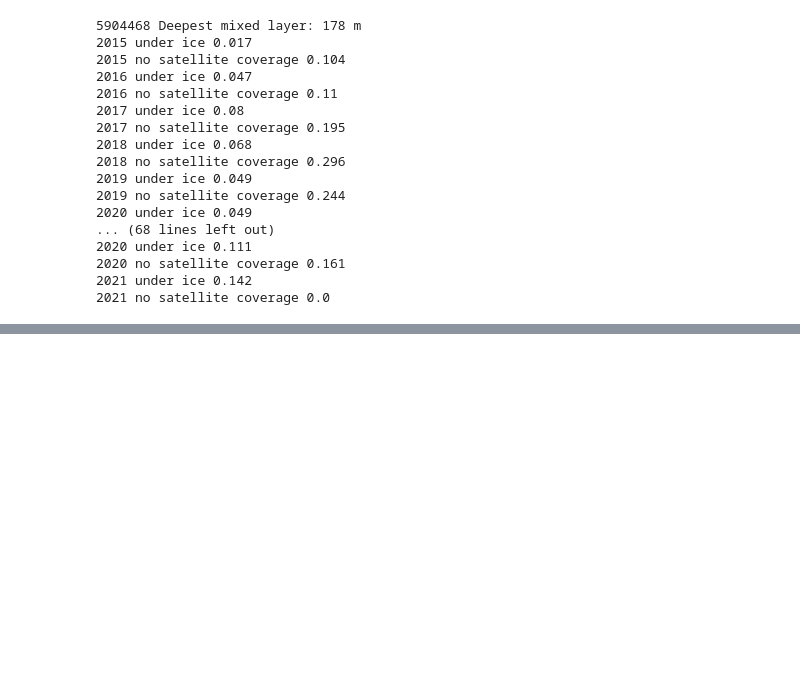
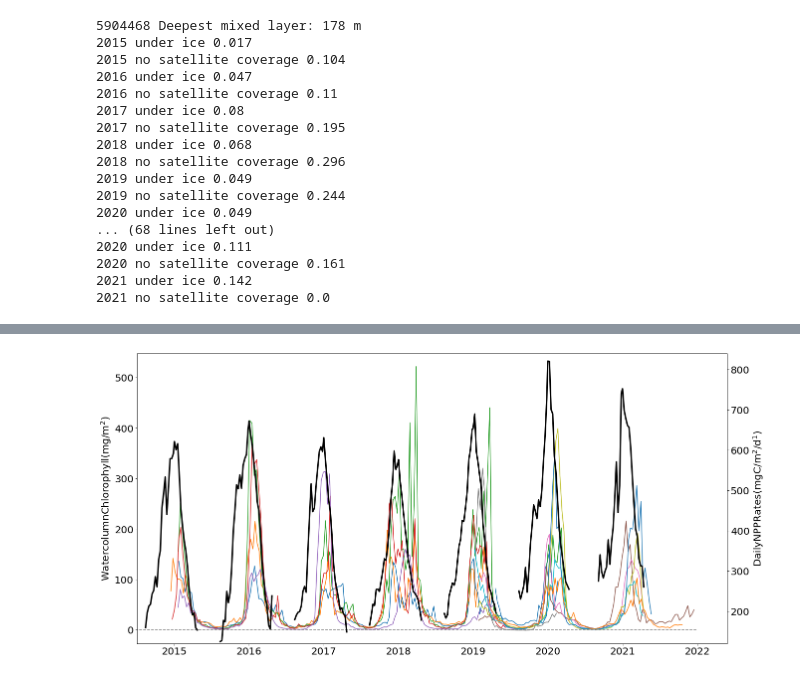
Before and after one commit to ClaraCDouglas/net_community_production, a Jupyter notebook: notebooks/FromBieito/UnderIceAnalysis.ipynb, the cells around one changed output, grey strips where cells are left out. Saved outputs shown, nothing was run; the diff lists cells and outputs as text; code cells hidden in the pictures; blank space fills up the shorter version.

Commit message:
Bringing in WG NPP timeseries and plotting against integrated Chl

```diff
--- a/notebooks/FromBieito/UnderIceAnalysis.ipynb
+++ b/notebooks/FromBieito/UnderIceAnalysis.ipynb
@@ -888,11 +839,12 @@ print(files)
 # %%
 #make structure for floats
 AllFloats = {}
-
+float_ID=[]
 for f_ix in range(0,len(files)):
     FLOAT = grids_one_buoy(files[f_ix],display_info = False, DO_ml_crit = 2.5, clear_short = True)
     AllFloats[FLOAT.gr["WMO_code"]] = {}
     AllFloats[FLOAT.gr["WMO_code"]]['dates_dt']=FLOAT.gr["date_dt"]
+    float_ID=np.append(float_ID,FLOAT.gr["WMO_code"])
     #upperlim=0
     #lowerlim=np.nanmax(FLOAT.gr["mld"])
     #print(FLOAT.gr["WMO_code"],"Deepest mixed layer: %1.0f m"%(lowerlim))
@@ -943,3 +895,12 @@ for f_ix in range(0,len(files)):
 2020 no satellite coverage 0.161
 2021 under ice 0.142
 2021 no satellite coverage 0.0
+# %%
+DailyNPP=pd.read_csv('../../data/processed/DailyNPP.csv',header='infer').values
+DailyNPP.shape
+#DailyNPP[np.isnan(DailyNPP)]=0
+
+DailyNPP_dates=pd.read_csv('../../data/processed/DailyNPP_timedec.csv',header=None).values
+DailyNPP_dates=np.array(DailyNPP_dates)
+#display(DailyNPP_dates)
+#print(range(len(DailyNPP_dates)))
@@ -945,0 +945,6 @@ for f_ix in range(0,len(files)):
+# %%
+decy=[]
+for i in range(len(FLOAT.gr["date_dt"])):
+        decy = np.append(decy,pyasl.decimalYear(FLOAT.gr["date_dt"][i]))
+fig2 = plt.figure(figsize = (20,8))
+ax1 = fig2.add_axes([0.07,0.35,0.47,0.27])
@@ -945,0 +964,64 @@ for f_ix in range(0,len(files)):
+# %%
+fig = plt.figure(figsize = (35,30))
+ax0 = fig.add_axes([0.07,0.65,0.47,0.27])
+len(AllFloats)
+no_sat_allyrsall=[]
+no_sat_all=[]
+prop_underice_allyrsall=[]
+prop_underice_all=[]
+for fi in range(0,12):
+    #print(fi)
+    float_=float_ID[fi]
+    date=AllFloats[float_]['dates_dt']
+    #print(date[0].year)
+    startyear=date[0].year
+    endyear=date[-1].year
+    decy=[]
+    for i in range(len(date)):
+        decy = np.append(decy,pyasl.decimalYear(date[i]))
+    #print(decy)
+    chl_plot=AllFloats[float_]['chl_intr200']
+    ax0.plot(decy,chl_plot)
+    prop_underice_allyrs=[]
+    no_sat_allyrs=[]
+    for yix in range(startyear,endyear+1,1):
+        no_sat_allyrs=np.append(no_sat_allyrs,AllFloats[float_][yix]["Prop_nosat"])
+        prop_underice_allyrs=np.append(prop_underice_allyrs,AllFloats[float_][yix]["Prop_underice"])
+
+        no_sat_allyrsall=np.append(no_sat_allyrsall,AllFloats[float_][yix]["Prop_nosat"])
+        prop_underice_allyrsall=np.append(prop_underice_allyrsall,AllFloats[float_][yix]["Prop_underice"])
+
+    #print(fi,no_sat_allyrs)
+    no_sat_all=np.append(no_sat_all,np.nanmean(no_sat_allyrs))
+    prop_underice_all=np.append(no_sat_all,np.nanmean(prop_underice_allyrs))
+
+#ax0.plot([decmar15,decmar15],[0,520])
+ax0.set_ylabel('$\mathregular {Water column Chlorophyll (mg/m^2)}$')
+ax0.plot([2014,2022],[0,0],c='grey', linestyle='dashed')
+
+ax1=ax0.twinx()
+ax1.plot(DailyNPP_dates,DailyNPP[:,0], c='black',linewidth=3)
+ax1.set_ylim([120,840])
+ax1.set_xlim(left=2014.5)
+ax1.set_ylabel('$\mathregular {Daily NPP Rates (mgC/m^2/d^1)}$')
+
+plt.rcParams.update({'font.size': 14})
+
+plt.savefig("test.png",
+            bbox_inches ="tight",
+            pad_inches = 1,
+            transparent = True,
+            facecolor ="w",
+            edgecolor ='w',
+            orientation ='landscape')
+
+print('no sat',np.round(np.nanmean(no_sat_all),4))
+print('no sat float STD',np.round(np.std(no_sat_all),4))
+print('underice',np.round(np.nanmean(prop_underice_all),4))
+print('underice float STD',np.round(np.std(prop_underice_all),4))
+
+print('no sat ALL',np.round(np.nanmean(no_sat_allyrsall),4))
+print('no sat STD ALL',np.round(np.nanstd(no_sat_allyrsall),4))
+print('underice ALL',np.round(np.nanmean(prop_underice_allyrsall),4))
+print('underice STD ALL',np.round(np.nanstd(prop_underice_allyrsall),4))
+# %% [output]
@@ -945,0 +1036 @@ for f_ix in range(0,len(files)):
+[figure, added]
```
Also changed, not shown: parts of 20 cells of this notebook, 4 other files.
